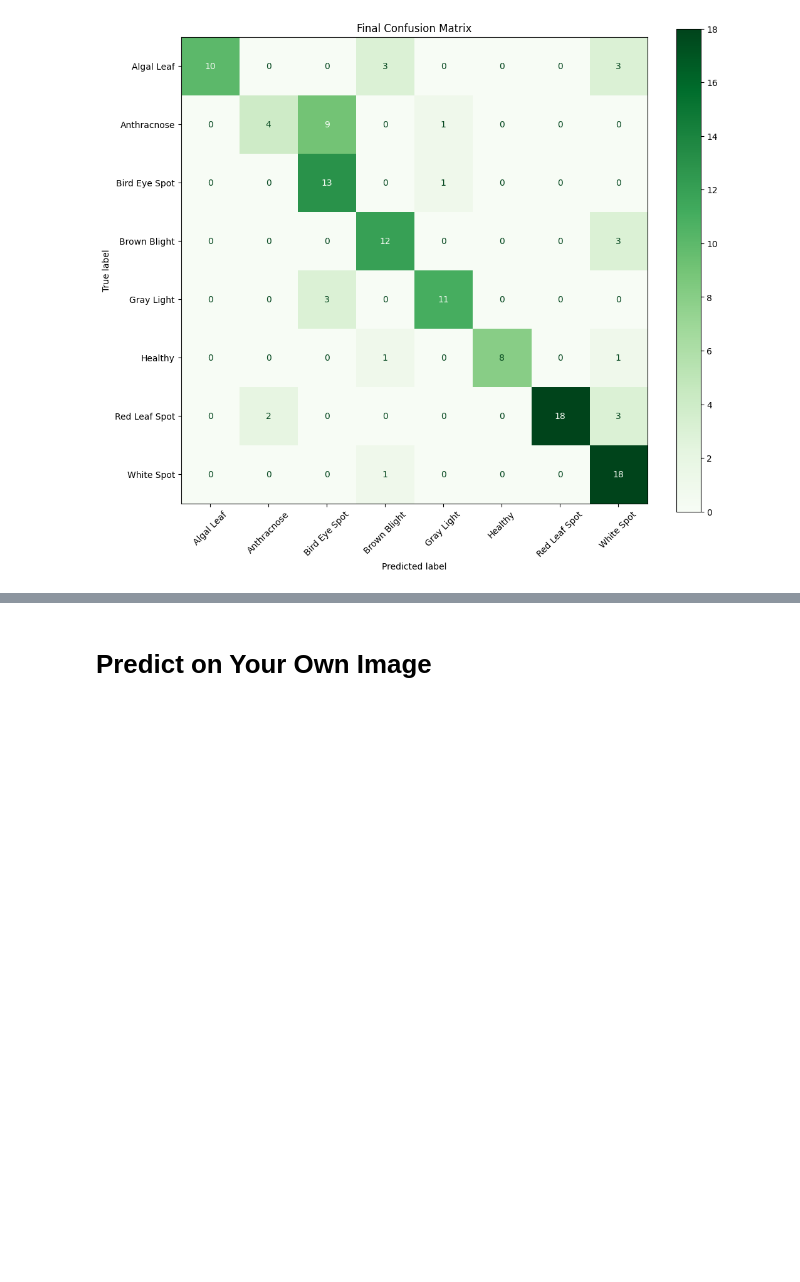
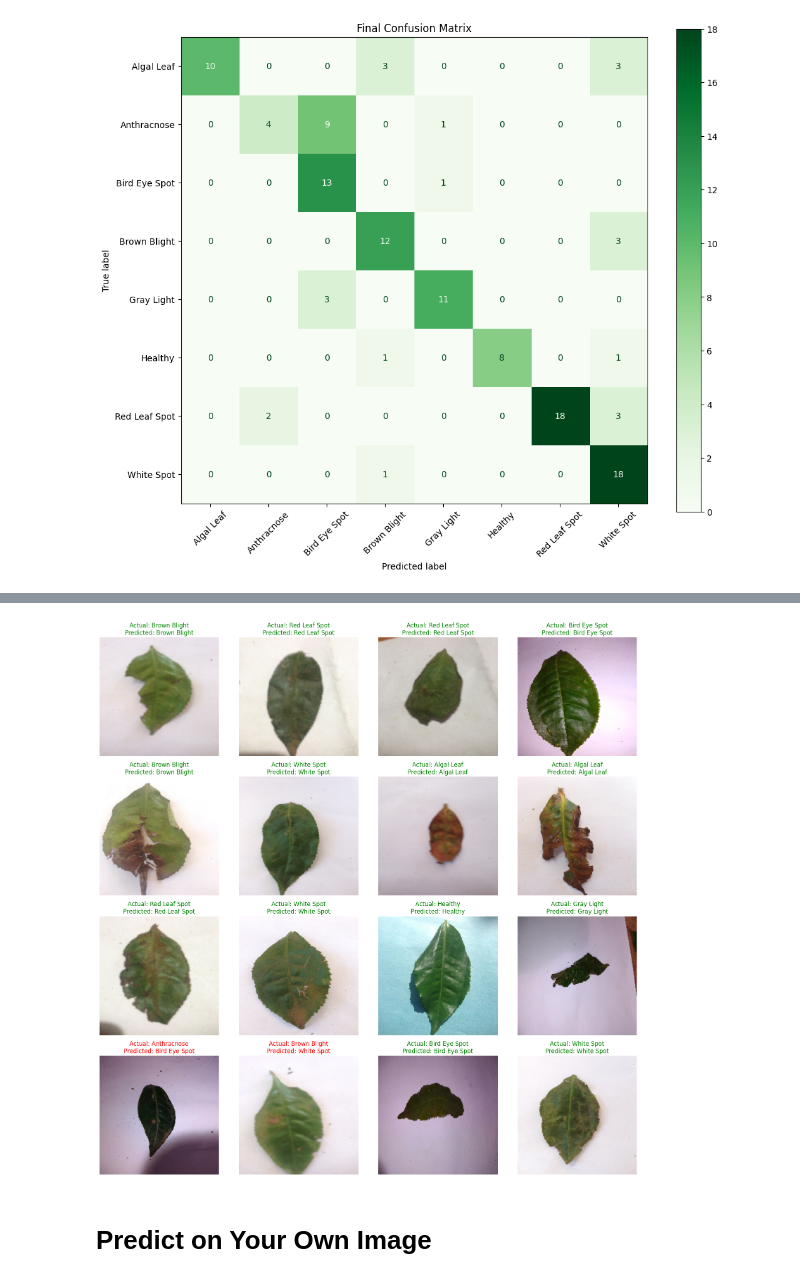
Before and after one commit to ChathuminaK/SE4050-DL-ASSIGNMENT, a Jupyter notebook: MobileNetV2.ipynb, the cells around one changed output, grey strips where cells are left out. Drawn from its saved outputs; the diff is of its cells as text; code cells hidden in the pictures; blank space fills up the shorter version.

```diff
--- a/MobileNetV2.ipynb
+++ b/MobileNetV2.ipynb
@@ -340,2 +340,87 @@ WARNING:absl:Compiled the loaded model, but the compiled metrics have yet to be
 [figure]
 ✅ Single image test complete.
+# %%
+#@title Final Demo: Predict on 16 Random Images ▶️
+# ==============================================================================
+# Final Demonstration: Predict on a grid of 16 random test images
+# ==============================================================================
+import tensorflow as tf
+import numpy as np
+from tensorflow.keras.preprocessing import image
+import matplotlib.pyplot as plt
+import os
+import random
+
+# --- 1. SETUP ---
+# Path to your BEST saved model in Google Drive
+MODEL_PATH = '/content/artifacts/mobilenetv2_finetuned_model.h5'
+# Path to your test images
+TEST_DIR = "/content/tea_splits/test"
+
+CLASS_NAMES = [
+    'Algal Leaf', 'Anthracnose', 'Bird Eye Spot', 'Brown Blight',
+    'Gray Light', 'Healthy', 'Red Leaf Spot', 'White Spot'
+]
+IMG_WIDTH, IMG_HEIGHT = 224, 224
+
+# --- 2. LOAD THE TRAINED MODEL ---
+try:
+    print("Loading trained model from Google Drive...")
+    model = tf.keras.models.load_model(MODEL_PATH)
+    print(f"Model '{MODEL_PATH}' loaded successfully.")
+except Exception as e:
+    print(f"Error loading model: {e}")
+    model = None
+
+# --- 3. SELECT, PREDICT, AND DISPLAY 16 IMAGES ---
+if model is not None:
+    # Get a list of all image paths in the test directory
+    all_image_paths = []
+    for class_folder in os.listdir(TEST_DIR):
+        class_path = os.path.join(TEST_DIR, class_folder)
+        if os.path.isdir(class_path):
+            for file_name in os.listdir(class_path):
+                all_image_paths.append(os.path.join(class_path, file_name))
+
+    # Randomly select 16 images from the list
+    random_image_paths = random.sample(all_image_paths, 16)
+
+    # Create a 4x4 grid for displaying the images
+    plt.figure(figsize=(16, 16))
+
+    print("\nDisplaying predictions for 16 random test images...")
+    print("Green = Correct Prediction, Red = Incorrect Prediction")
+
+    # Loop through the 16 random images
+    for i, image_path in enumerate(random_image_paths):
+        # Create a subplot for each image
+        ax = plt.subplot(4, 4, i + 1)
+
+        # Load and preprocess the image
+        img = image.load_img(image_path, target_size=(IMG_WIDTH, IMG_HEIGHT))
+        img_array = image.img_to_array(img)
+        img_array /= 255.0
+        img_batch = np.expand_dims(img_array, axis=0)
+
+        # Make a prediction
+        predictions = model.predict(img_batch, verbose=0)
+        predicted_index = np.argmax(predictions[0])
+        predicted_class_name = CLASS_NAMES[predicted_index]
+
+        # Get the actual class name from the folder path
+        actual_class_name = os.path.basename(os.path.dirname(image_path))
+
+        # Set title color based on correctness
+        title_color = "green" if predicted_class_name == actual_class_name else "red"
+
+        # Display the image and labels
+        plt.imshow(img)
+        plt.title(f"Actual: {actual_class_name}\nPredicted: {predicted_class_name}", color=title_color)
+        plt.axis("off")
+
+    plt.tight_layout()
+    plt.show()
+
+else:
+    print("Cannot proceed with prediction as the model is not loaded.")
+# %% [output]
@@ -342,3 +434,4 @@ WARNING:absl:Compiled the loaded model, but the compiled metrics have yet to be
+[figure, added]
 # %% [markdown]
 # **Predict on Your Own Image**
 # %%
```
Also changed, not shown: parts of 5 cells of this notebook.
